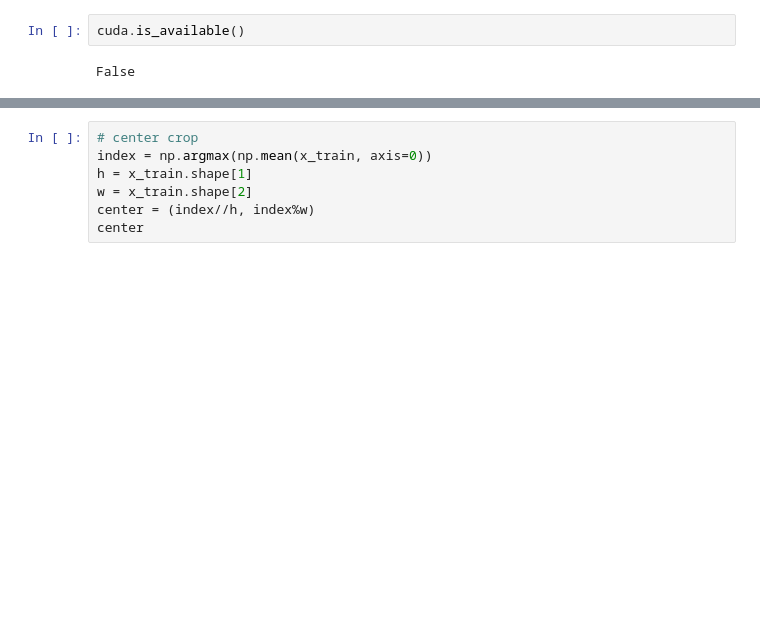
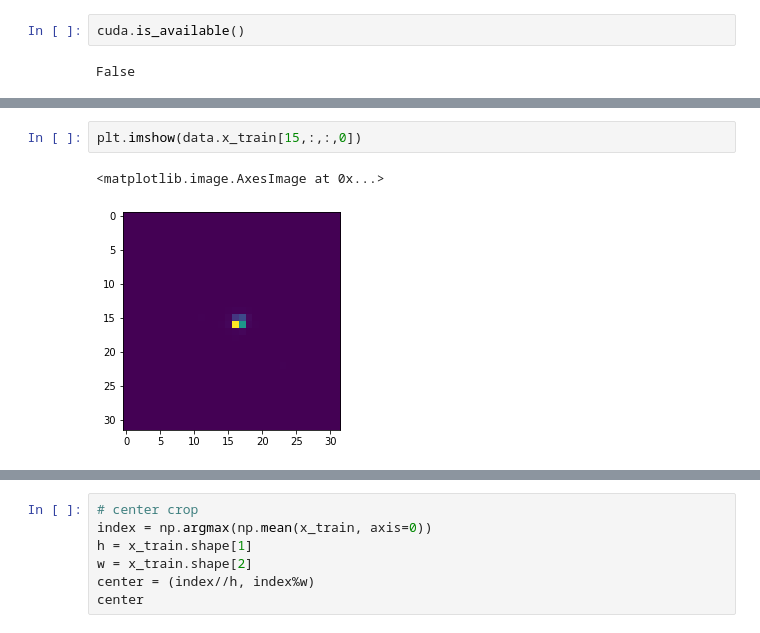
Before and after one commit to Gopal-Dahale/qml-hep-lhc, a Jupyter notebook: notebooks/Graph convolution.ipynb, the cells around one changed output, grey strips where cells are left out. Cells and saved outputs as stored; diff of their text form; blank space fills up the shorter version.

```diff
--- a/notebooks/Graph convolution.ipynb
+++ b/notebooks/Graph convolution.ipynb
@@ -118,0 +185,5 @@ plt.imshow(x_train[15])
+# %%
+plt.imshow(data.x_train[15,:,:,0])
+# %% [output]
+<matplotlib.image.AxesImage at 0x...>
+[figure, added]
```
Also changed, not shown: parts of 9 cells of this notebook, 3 other files.
